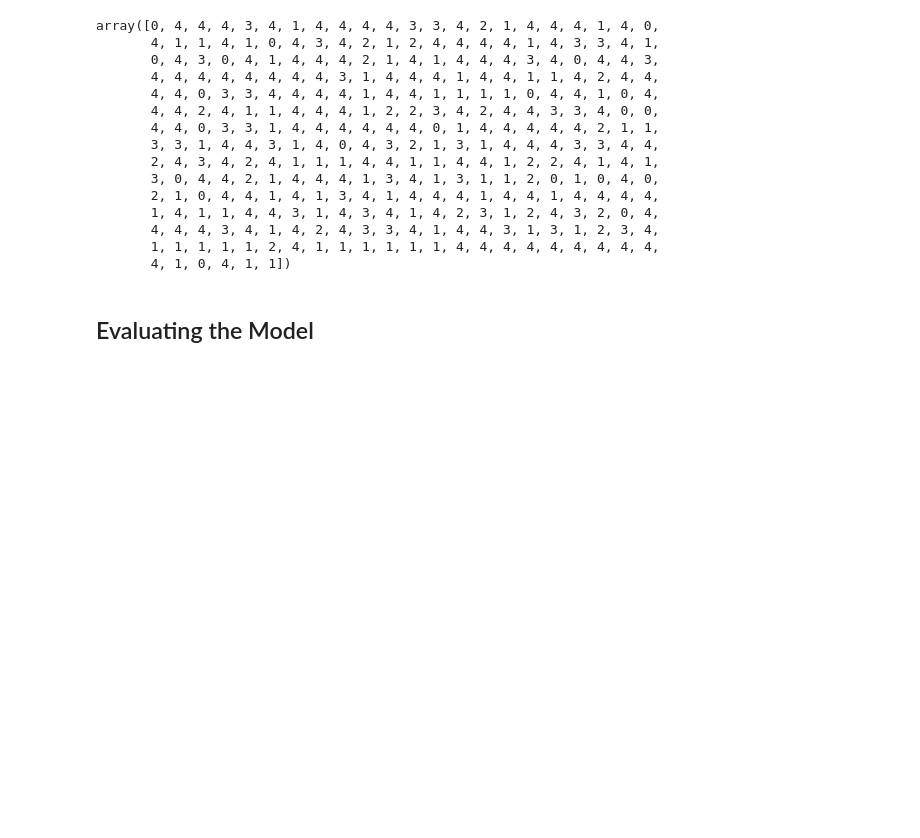
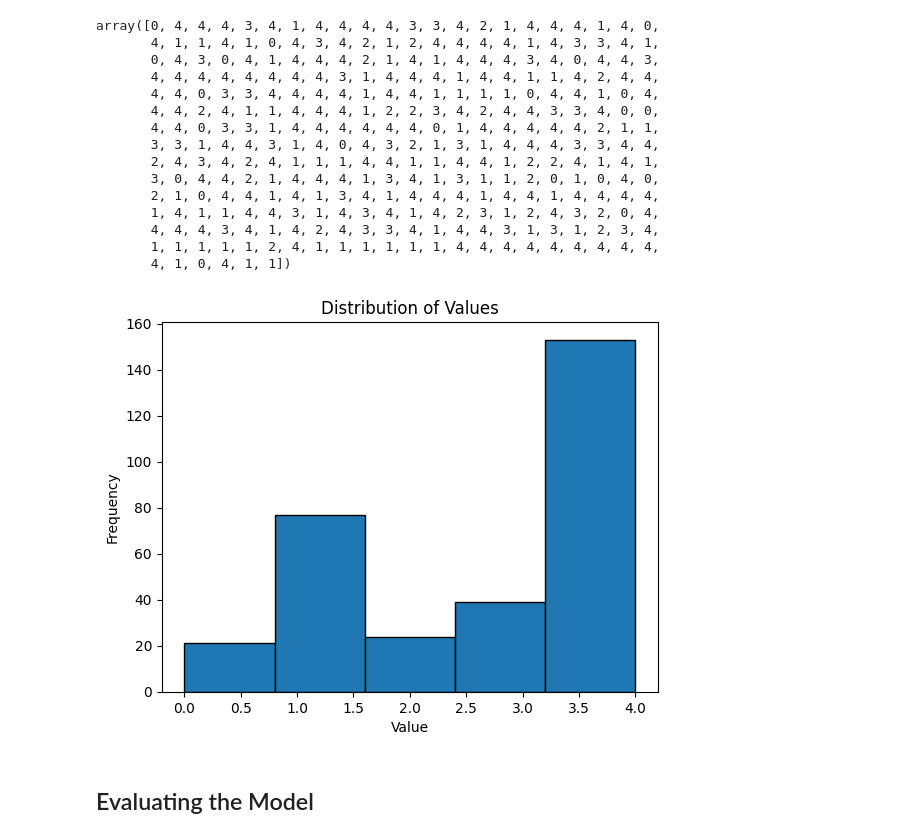
Before and after one commit to ravi-aratchige/spacefarer, a Jupyter notebook: model_testing.ipynb, the cells around one changed output. Cells and saved outputs as stored; diff of their text form; code cells hidden in the pictures; blank space fills up the shorter version.

Commit message:
Notebook rerun for data visualization

```diff
--- a/model_testing.ipynb
+++ b/model_testing.ipynb
@@ -309,6 +309,21 @@ array([0, 4, 4, 4, 3, 4, 1, 4, 4, 4, 4, 3, 3, 4, 2, 1, 4, 4, 4, 1, 4, 0,
        4, 4, 4, 3, 4, 1, 4, 2, 4, 3, 3, 4, 1, 4, 4, 3, 1, 3, 1, 2, 3, 4,
        1, 1, 1, 1, 1, 2, 4, 1, 1, 1, 1, 1, 1, 4, 4, 4, 4, 4, 4, 4, 4, 4,
        4, 1, 0, 4, 1, 1])
+# %%
+# Check distribution of testing data
+
+# Create a histogram plot
+plt.hist(y_test, bins=5, edgecolor='black')
+
+# Add labels and title
+plt.xlabel('Value')
+plt.ylabel('Frequency')
+plt.title('Distribution of Values')
+
+# Show the plot
+plt.show()
+# %% [output]
+[figure, added]
 # %% [markdown]
 ## Evaluating the Model
 # %%
```
Also changed, not shown: parts of 1 cell of this notebook, 1 other file.
